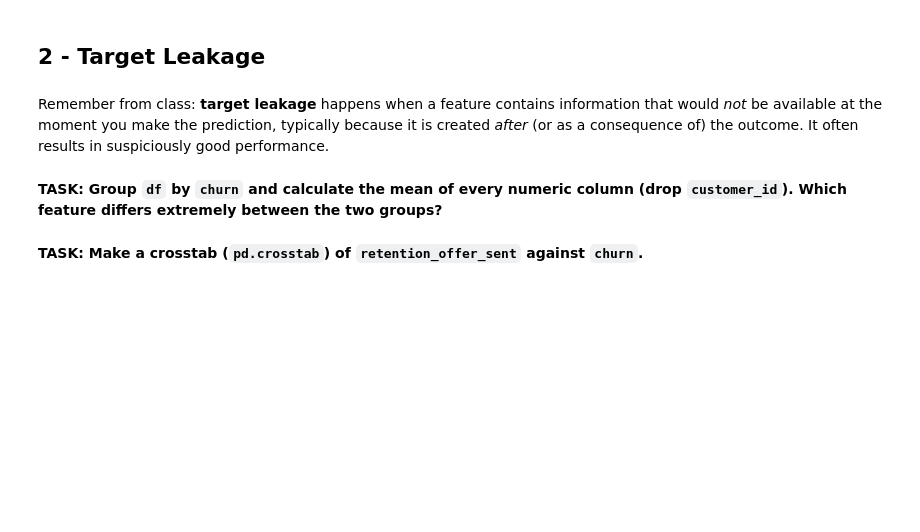
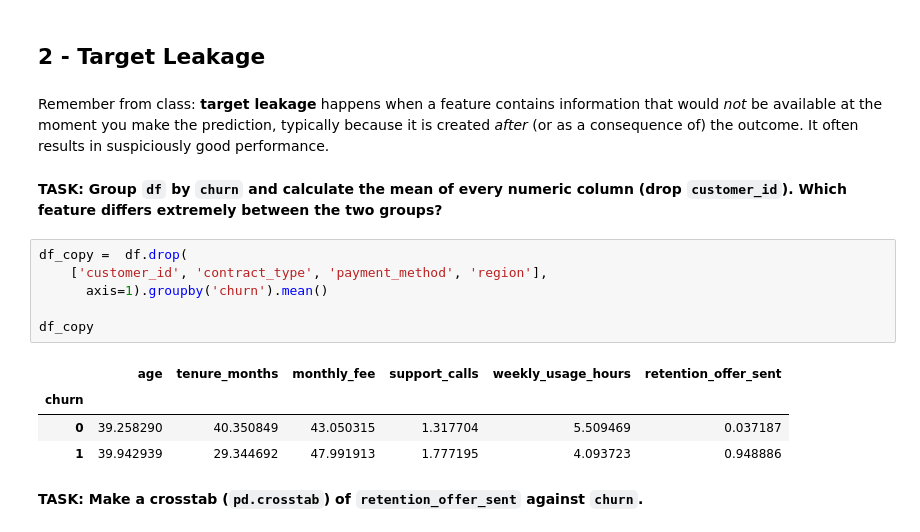
Before and after one commit to massirr/Machine-Learning---Forecasting, a Jupyter notebook: 6 - Data Leakage/6 - Data Leakage (Exc) (my notes).ipynb, the cells around one changed output. Drawn from its saved outputs; the diff is of its cells as text; blank space fills up the shorter version.

```diff
--- a/6 - Data Leakage/6 - Data Leakage (Exc) (my notes).ipynb
+++ b/6 - Data Leakage/6 - Data Leakage (Exc) (my notes).ipynb
@@ -96,5 +158,16 @@ df = pd.DataFrame({"customer_id": np.arange(10001, 10001 + n), "age": age, "tenu
 Remember from class: **target leakage** happens when a feature contains information that would *not* be available at the moment you make the prediction, typically because it is created *after* (or as a consequence of) the outcome. It often results in suspiciously good performance.
 # %% [markdown]
 **TASK: Group `df` by `churn` and calculate the mean of every numeric column (drop `customer_id`). Which feature differs extremely between the two groups?**
+# %%
+df_copy =  df.drop(
+    ['customer_id', 'contract_type', 'payment_method', 'region'],
+      axis=1).groupby('churn').mean()
+
+df_copy
+# %% [output]
+|  | age | tenure_months | monthly_fee | support_calls | weekly_usage_hours | retention_offer_sent |
+| churn |  |  |  |  |  |  |
+| 0 | 39.258290 | 40.350849 | 43.050315 | 1.317704 | 5.509469 | 0.037187 |
+| 1 | 39.942939 | 29.344692 | 47.991913 | 1.777195 | 4.093723 | 0.948886 |
 # %% [markdown]
 **TASK: Make a crosstab (`pd.crosstab`) of `retention_offer_sent` against `churn`.**
```
Also changed, not shown: parts of 33 cells of this notebook, 3 other files.
